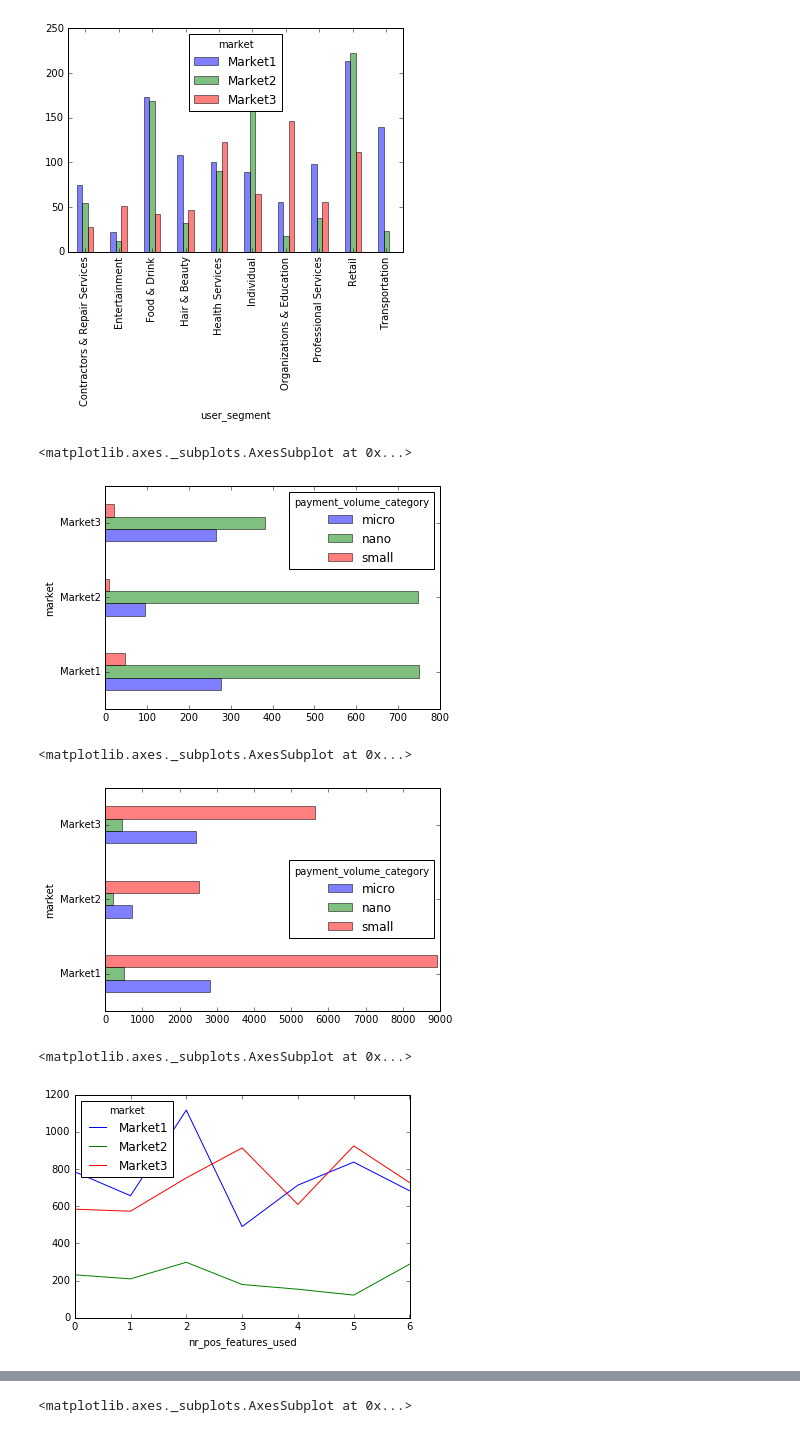
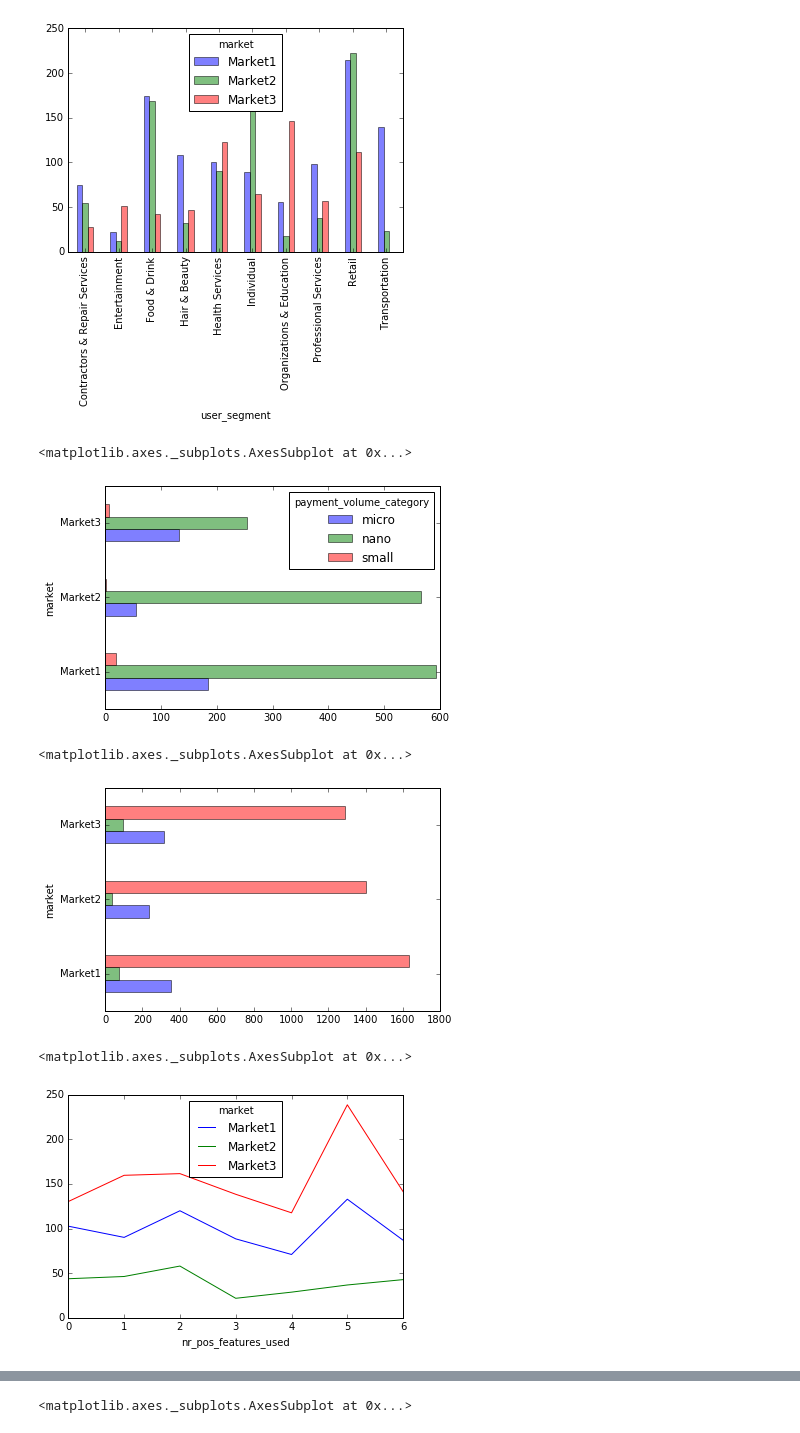
Before and after one commit to yitongl/AnalysisVisualization, a Jupyter notebook: Market_analysis.ipynb, the cells around one changed output, grey strips where cells are left out. Saved outputs shown, nothing was run; the diff lists cells and outputs as text; code cells hidden in the pictures.

```diff
--- a/Market_analysis.ipynb
+++ b/Market_analysis.ipynb
@@ -139,23 +147,23 @@ pd.pivot_table(data, index=['user_segment'], columns=['market'],
 # %%
 # count of different volume cat in each market
 
-pd.pivot_table(data, index=['market'], columns=['payment_volume_category'],
+pd.pivot_table(data[data.valid_volume_eur_month_6!=0], index=['market'], columns=['payment_volume_category'],
                values= 'org_id', aggfunc='count').plot.barh(alpha=0.5)
 # %% [output]
 <matplotlib.axes._subplots.AxesSubplot at 0x...>
-[figure, old version]
+[figure, new version]
 # %%
 pd.pivot_table(data[data.valid_volume_eur_month_6!=0], index=['market'], columns=['payment_volume_category'],
-               values= 'valid_volume_eur_month_6', aggfunc='median').plot.barh(alpha=0.5)
+               values= 'daily_volume', aggfunc='median').plot.barh(alpha=0.5, legend=False)
 # %% [output]
 <matplotlib.axes._subplots.AxesSubplot at 0x...>
-[figure, old version]
+[figure, new version]
 # %%
 pd.pivot_table(data[data.valid_volume_eur_month_6!=0], index=['nr_pos_features_used'], columns=['market'],
-               values= 'valid_volume_eur_month_6', aggfunc='median').plot.line()
+               values= 'daily_volume', aggfunc='median').plot.line()
 # %% [output]
 <matplotlib.axes._subplots.AxesSubplot at 0x...>
-[figure, old version]
+[figure, new version]
 # %%
 pd.pivot_table(data[data.valid_volume_eur_month_6!=0], index=['nr_pos_features_used'], columns=['market'],
                values= 'nr_days_with_at_least_one_valid_payment_month_6', aggfunc='median').plot.line()
```
Also changed, not shown: parts of 9 cells of this notebook.
